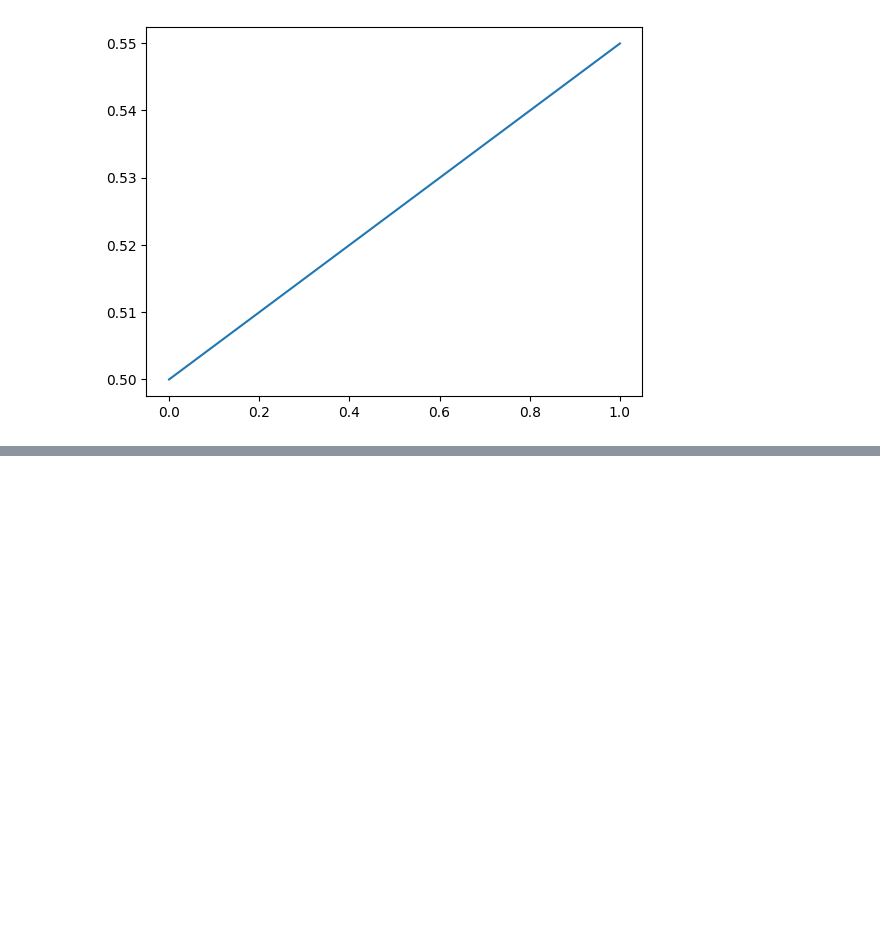
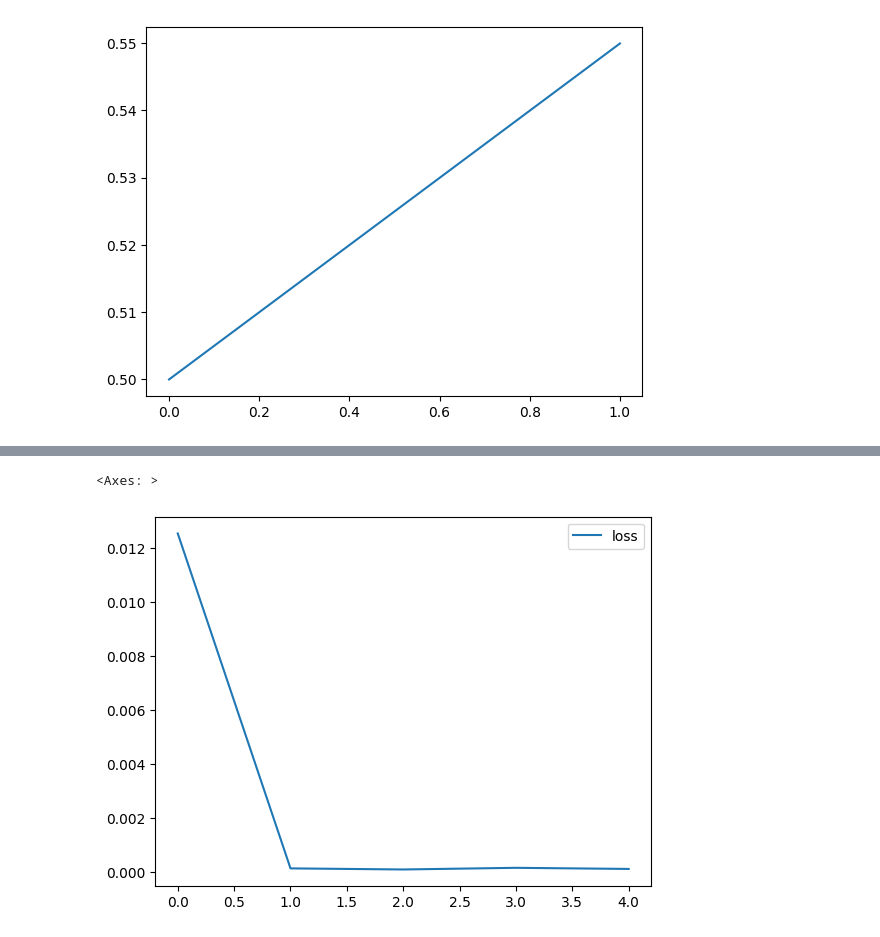
Before and after one commit to wereign/aera-vera-keras-nathu-geras, a Jupyter notebook: RNN_SineWave.ipynb, the cells around one changed output, grey strips where cells are left out. Cells and saved outputs as stored; diff of their text form; code cells hidden in the pictures; blank space fills up the shorter version.

```diff
--- a/RNN_SineWave.ipynb
+++ b/RNN_SineWave.ipynb
@@ -151,0 +158,8 @@ plt.plot(X[0])
+# %%
+n_features = 1
+# %%
+model = Sequential()
+
+model.add(SimpleRNN(50,input_shape=(length,n_features)))
+model.add(Dense(1))
+model.compile(optimizer='adam',loss='mse')
@@ -151,0 +182,2 @@ plt.plot(X[0])
+# %%
+model.fit(generator,epochs=5)
@@ -151,0 +196,7 @@ plt.plot(X[0])
+# %%
+losses = pd.DataFrame(model.history.history)
+# %%
+losses.plot()
+# %% [output]
+<Axes: >
+[figure, added]
```
Also changed, not shown: parts of 21 cells of this notebook.
